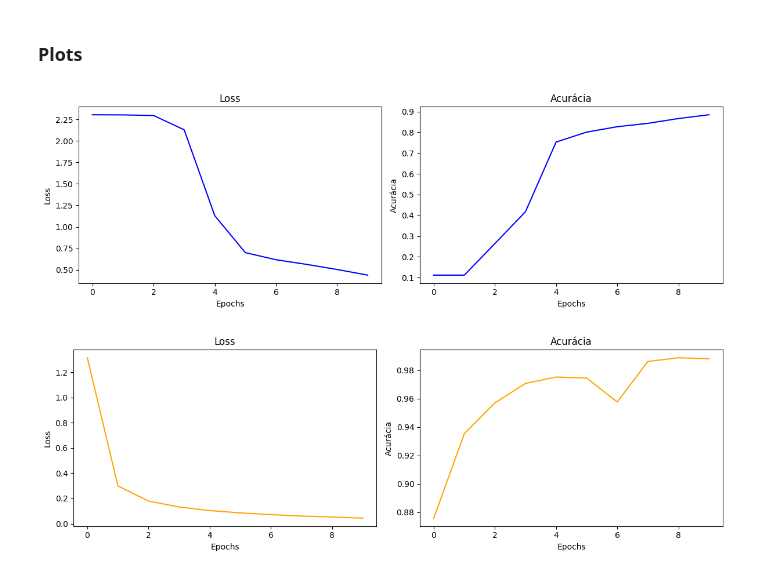
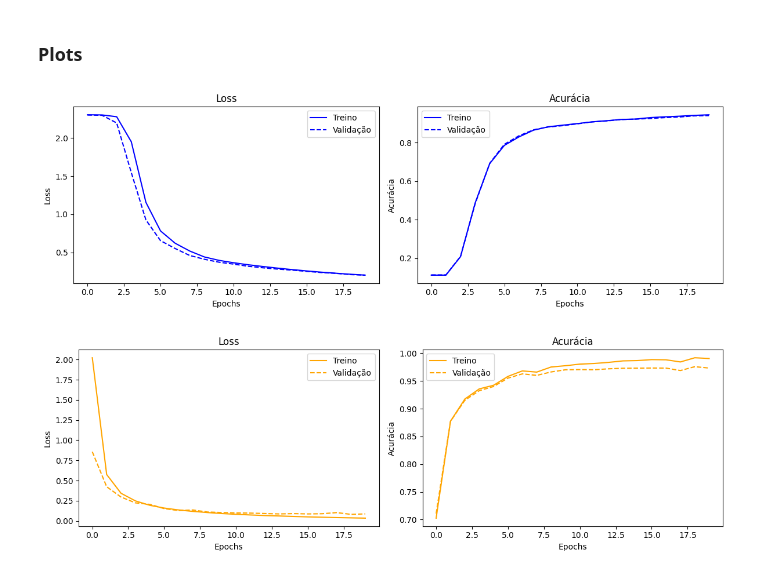
Before and after one commit to antoniodicillo/mlp, a Jupyter notebook: notebook/experimentos.ipynb, the cells around one changed output. Cells and saved outputs as stored; diff of their text form; code cells hidden in the pictures.

Commit message:
feat: ajustes no treino (10 para 20 epocas) e novo grafico (treino vs validacao) no matplotlib

```diff
--- a/notebook/experimentos.ipynb
+++ b/notebook/experimentos.ipynb
@@ -28,13 +28,13 @@ from mlp.optimizers import SGD
 
 configs = [
     {"lr": 0.01, "label": "lr=0.01"},
-    {"lr": 0.1,  "label": "lr=0.1"},
+    {"lr": 0.05,  "label": "lr=0.05"},
 ]
 
 def train_mlp(lr):
     mlp = MLP([784, 128, 64, 10])
     optimizer = SGD(lr=lr)
-    mlp.fit(X_train, y_train, optimizer, epochs=10, batch_size=64)
+    mlp.fit(X_train, y_train, optimizer, epochs=20, batch_size=64, X_val=X_test, y_val=y_test)
     print(f"Acurácia no teste: {mlp.accuracy(X_test, y_test):.4f}")
     return mlp
 
@@ -63,25 +63,29 @@ Acurácia no teste: 0.9744
 # %%
 import matplotlib.pyplot as plt
 
 def plot_loss_accuracy(mlp, number=1, color='blue'):
     fig, (ax1, ax2) = plt.subplots(1, 2, figsize=(12, 4))
-    ax1.plot(mlp.history_loss, label='Loss', color=color)
+
+    ax1.plot(mlp.history_loss, label='Treino', color=color)
+    ax1.plot(mlp.history_val_loss, label='Validação', color=color, linestyle='--')
     ax1.set_title('Loss')
     ax1.set_xlabel('Epochs')
     ax1.set_ylabel('Loss')
+    ax1.legend()
 
-    ax2.plot(mlp.history_acc, label='Acurácia', color=color)
+    ax2.plot(mlp.history_acc, label='Treino', color=color)
+    ax2.plot(mlp.history_val_acc, label='Validação', color=color, linestyle='--')
     ax2.set_title('Acurácia')
     ax2.set_xlabel('Epochs')
     ax2.set_ylabel('Acurácia')
+    ax2.legend()
 
     plt.tight_layout()
     plt.savefig(f'../results/loss_accuracy_{number}.png')
     plt.show()
 
-
 plot_loss_accuracy(mlp_1, number=1, color='blue')
 plot_loss_accuracy(mlp_2, number=2, color='orange')
 # %% [output]
-[figure, old version]
+[figure, new version]
-[figure, old version]
+[figure, new version]
```
Also changed, not shown: parts of 1 cell of this notebook, 4 other files.
